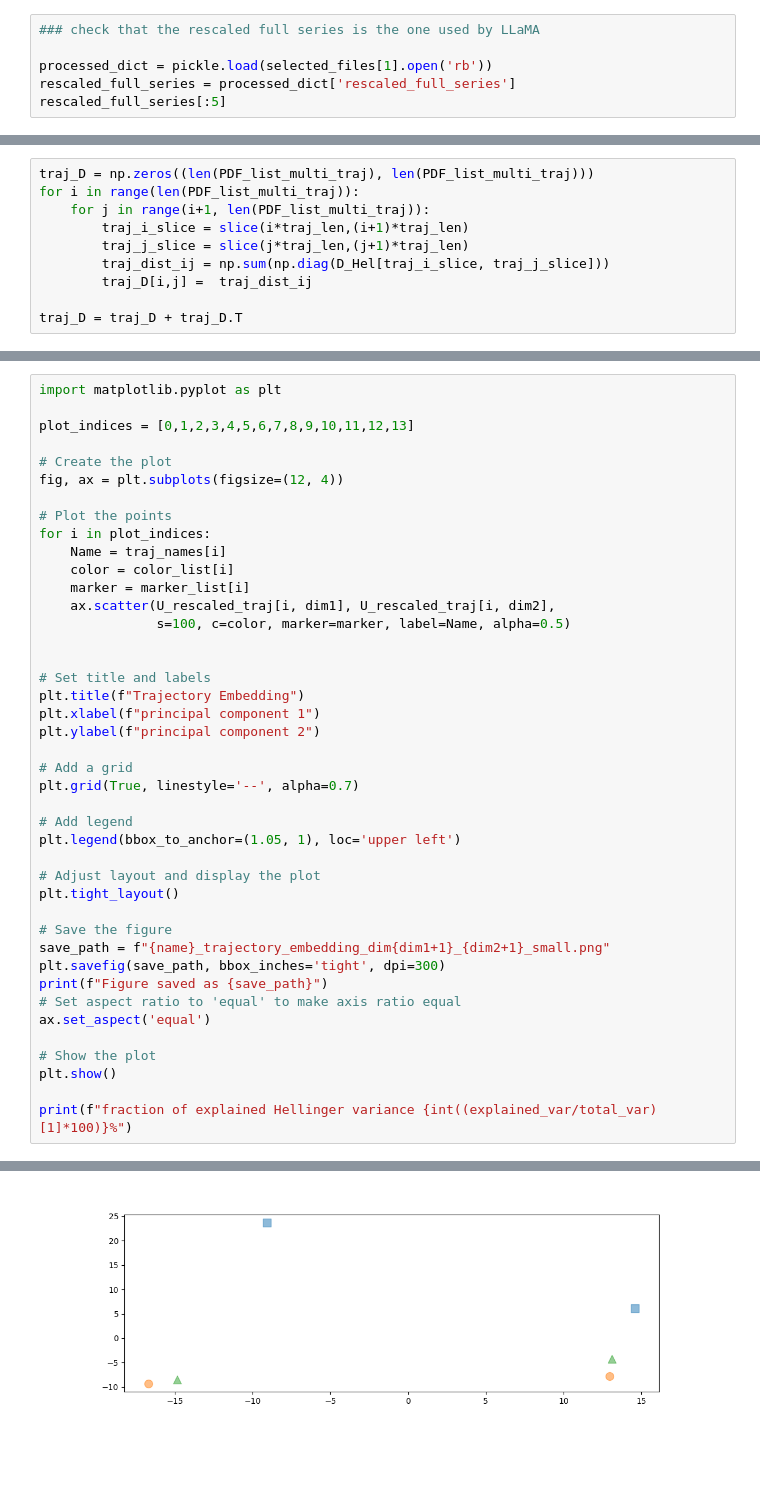
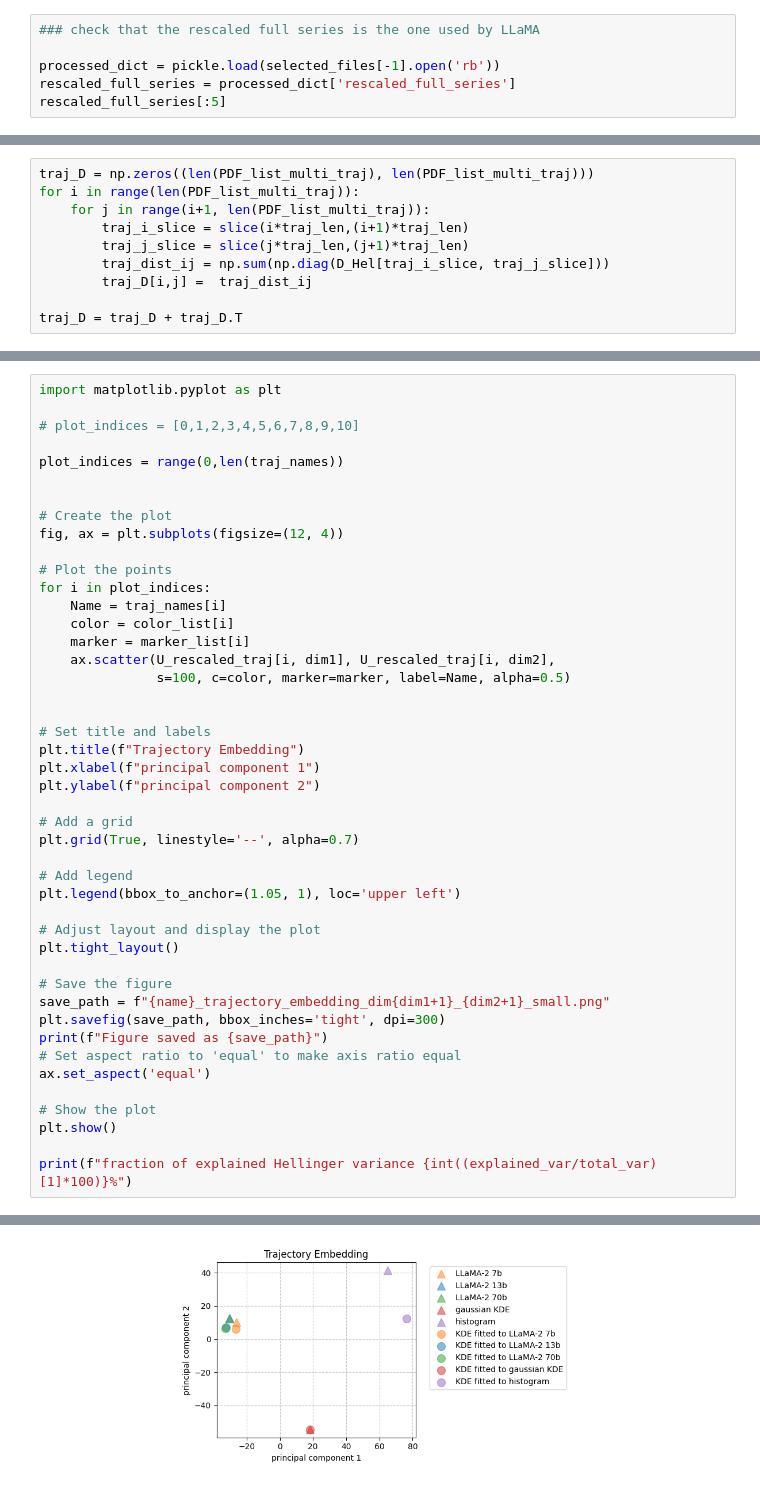
Before and after one commit to AntonioLiu97/LLMICL_inPCA, a Jupyter notebook: inPCA/inPCA_multi_traj_kernel_nD_fit_meta_embed.ipynb, the cells around one changed output, grey strips where cells are left out. Cells and saved outputs as stored; diff of their text form; blank space fills up the shorter version.

```diff
--- a/inPCA/inPCA_multi_traj_kernel_nD_fit_meta_embed.ipynb
+++ b/inPCA/inPCA_multi_traj_kernel_nD_fit_meta_embed.ipynb
@@ -297,7 +299,7 @@ print(traj_names)
 # %%
 ### check that the rescaled full series is the one used by LLaMA
 
-processed_dict = pickle.load(selected_files[1].open('rb'))
+processed_dict = pickle.load(selected_files[-1].open('rb'))
 rescaled_full_series = processed_dict['rescaled_full_series']
 rescaled_full_series[:5]
 # %% [output]
@@ -1184,7 +1202,10 @@ plt.grid(True, which="both", ls="-", alpha=0.2)
 # %%
 import matplotlib.pyplot as plt
 
-plot_indices = [0,1,2,3,4,5,6,7,8,9,10,11,12,13]
+# plot_indices = [0,1,2,3,4,5,6,7,8,9,10]
+
+plot_indices = range(0,len(traj_names))
+
 
 # Create the plot
 fig, ax = plt.subplots(figsize=(12, 4))
@@ -1228 +1249 @@ IndexError: list index out of range
-[figure, old version]
+[figure, new version]
```
Also changed, not shown: parts of 17 cells of this notebook, 14 other files.
